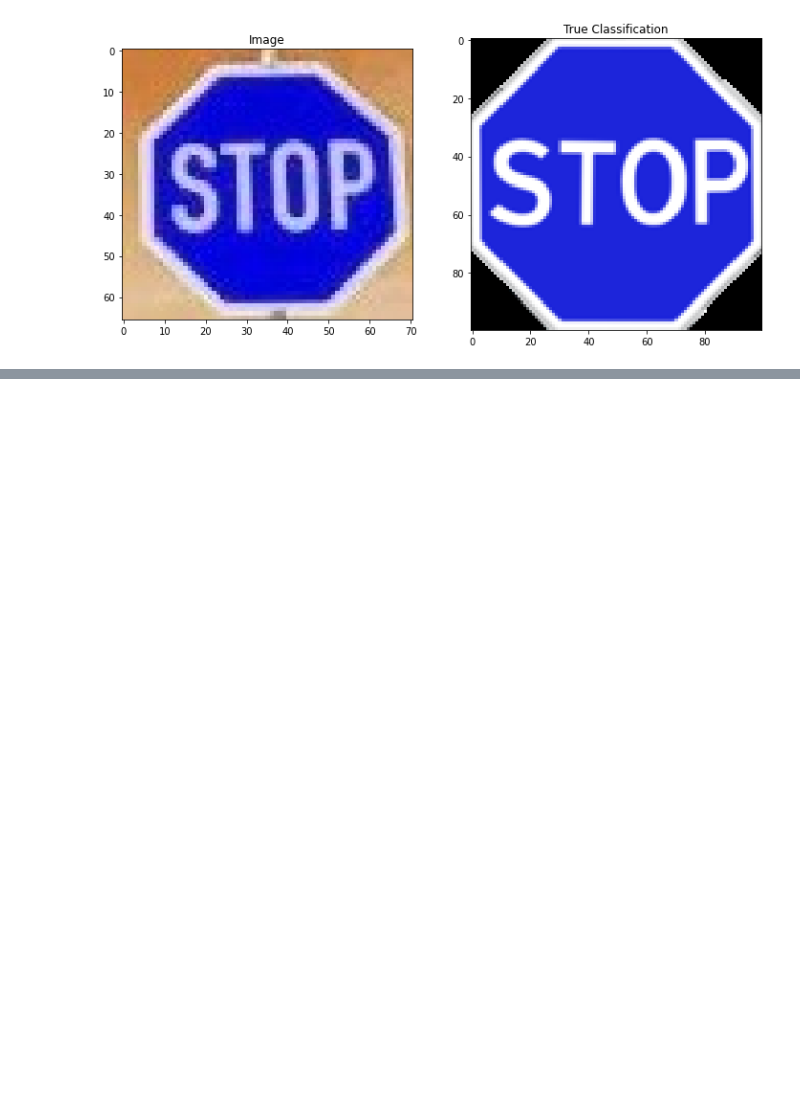
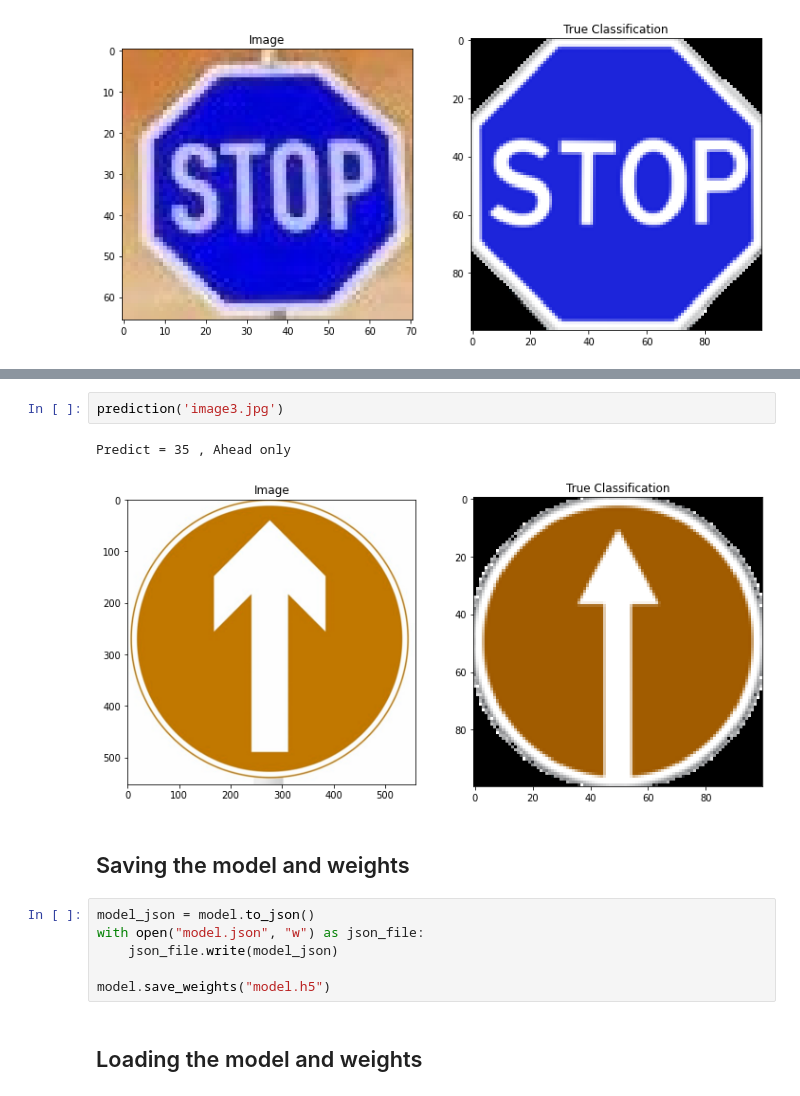
Before and after one commit to DayvisonGomes/Technical_Challenge, a Jupyter notebook: Code.ipynb, the cells around one changed output, grey strips where cells are left out. Cells and saved outputs as stored; diff of their text form; blank space fills up the shorter version.

```diff
--- a/Code.ipynb
+++ b/Code.ipynb
@@ -609,0 +686,15 @@ Predict = 14 , Stop
+# %%
+prediction('image3.jpg')
+# %% [output]
+Predict = 35 , Ahead only
+[figure, added]
+# %% [markdown]
+## Saving the model and weights
+# %%
+model_json = model.to_json()
+with open("model.json", "w") as json_file:
+    json_file.write(model_json)
+
+model.save_weights("model.h5")
+# %% [markdown]
+## Loading the model and weights
```
Also changed, not shown: parts of 56 cells of this notebook, 5 other files.
